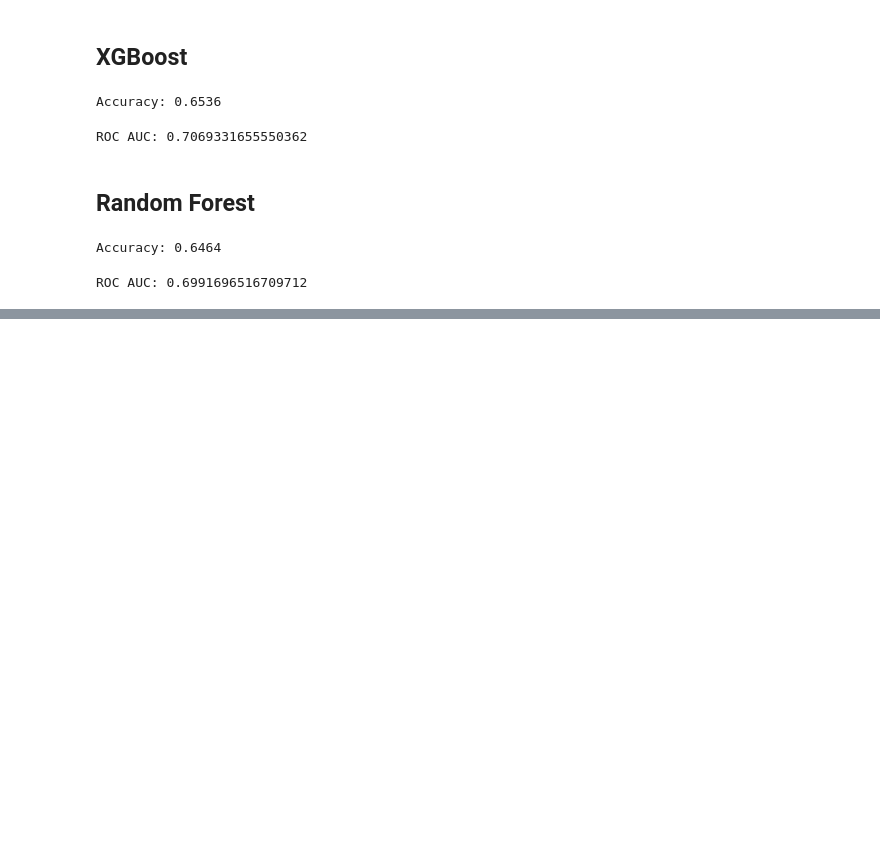
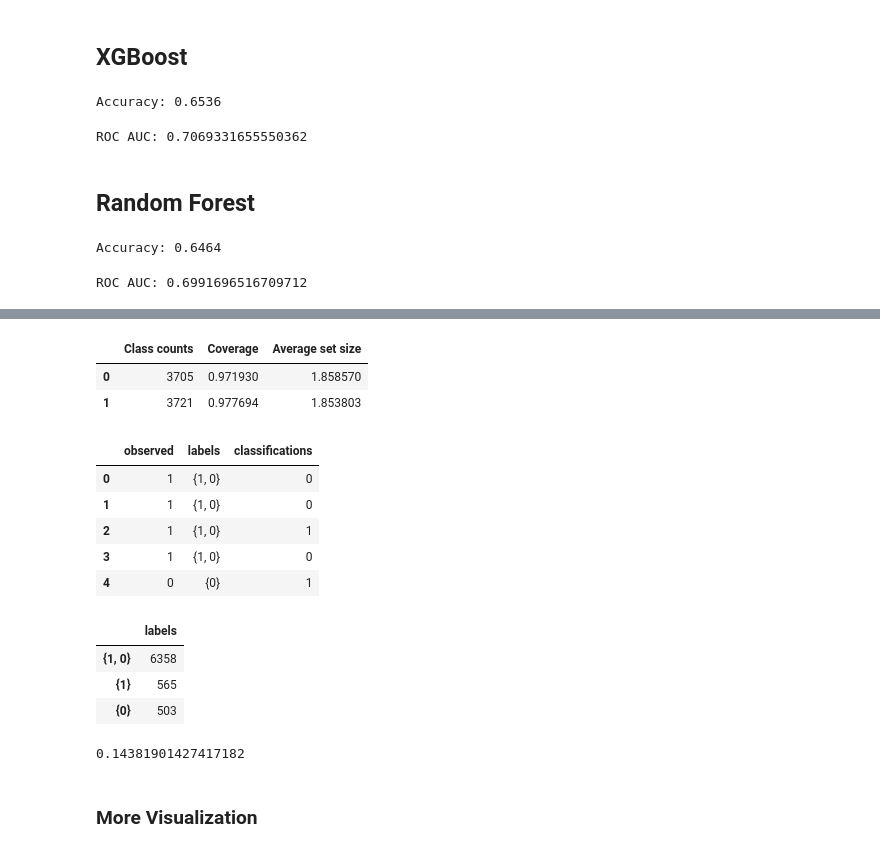
Before and after one commit to haileyvu9/RP, a Jupyter notebook: Research_Project_Hailey_Update.ipynb, the cells around one changed output, grey strips where cells are left out. Cells and saved outputs as stored; diff of their text form; code cells hidden in the pictures; blank space fills up the shorter version.

```diff
--- a/Research_Project_Hailey_Update.ipynb
+++ b/Research_Project_Hailey_Update.ipynb
@@ -446,0 +677,8 @@ ROC AUC: 0.6991696516709712
+# %%
+non_conformity_scores_calibration = InverseProbabilityNC(y_pred_score_calib,y_calib)
+# %%
+non_conformity_scores_y_test_class_0 = 1 - y_pred_score_test[:,0]
+non_conformity_scores_y_test_class_1 = 1 - y_pred_score_test[:,1]
+# %%
+non_conformity_scores_calib_plus_test_0 = np.append(non_conformity_scores_calibration, non_conformity_scores_y_test_class_0)
+non_conformity_scores_calib_plus_test_1 = np.append(non_conformity_scores_calibration, non_conformity_scores_y_test_class_1)
@@ -446,0 +727,2 @@ ROC AUC: 0.6991696516709712
+# %%
+prediction_set_Vovk, p_values_test_set_class_0, p_values_test_set_class_1 = prediction_sets(X_train, y_train, X_calib, y_calib, X_test, y_test, model = XGBClassifier(**grid_search.best_params_, random_state=42), significance_level = 0.05)
@@ -446,0 +742,43 @@ ROC AUC: 0.6991696516709712
+# %%
+result_Vovk = pd.DataFrame(index=class_labels)
+result_Vovk['Class counts'] = get_class_counts(y_test)
+result_Vovk['Coverage'] = get_coverage_by_class(np.array(prediction_set_Vovk), y_test)
+result_Vovk['Average set size'] = get_average_set_size(np.array(prediction_set_Vovk), y_test)
+result_Vovk
+# %% [output]
+|  | Class counts | Coverage | Average set size |
+| 0 | 3705 | 0.971930 | 1.858570 |
+| 1 | 3721 | 0.977694 | 1.853803 |
+# %%
+# Collate predictions
+
+results_sets_Vovk = pd.DataFrame()
+results_sets_Vovk['observed'] = [class_labels[i] for i in y_test]
+results_sets_Vovk['labels'] = get_prediction_set_labels(prediction_set_Vovk, class_labels)
+results_sets_Vovk['classifications'] = [class_labels[i] for i in y_pred]
+
+# Show first 10 results
+results_sets_Vovk.head(5)
+# %% [output]
+|  | observed | labels | classifications |
+| 0 | 1 | {1, 0} | 0 |
+| 1 | 1 | {1, 0} | 0 |
+| 2 | 1 | {1, 0} | 1 |
+| 3 | 1 | {1, 0} | 0 |
+| 4 | 0 | {0} | 1 |
+# %%
+value_counts_Vovk = results_sets_Vovk['labels'].value_counts()
+value_counts_Vovk_df = pd.DataFrame(value_counts_Vovk)
+value_counts_Vovk_df
+# %% [output]
+|  | labels |
+| {1, 0} | 6358 |
+| {1} | 565 |
+| {0} | 503 |
+# %%
+CE_Vovk = (value_counts_Vovk_df.iloc[1,0] + value_counts_Vovk_df.iloc[2,0]) / results_sets_Vovk.shape[0]
+CE_Vovk
+# %% [output]
+0.14381901427417182
+# %% [markdown]
+### More Visualization
```
Also changed, not shown: parts of 31 cells of this notebook.
